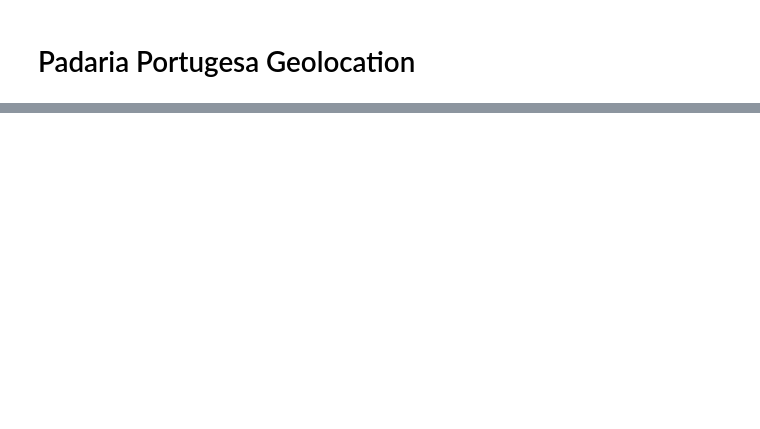
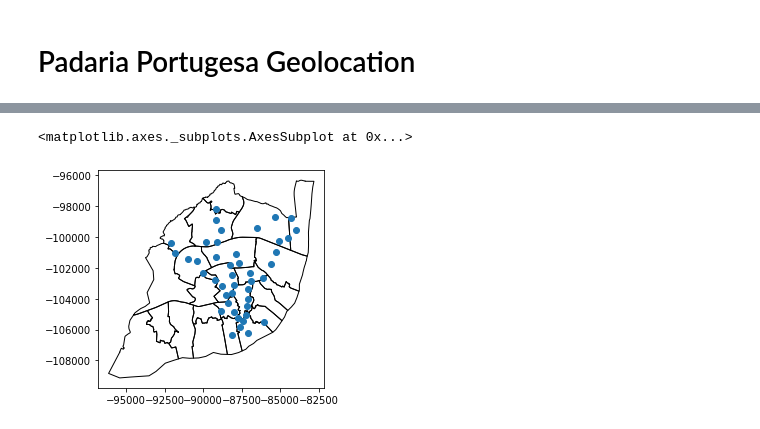
Before and after one commit to ricardozacarias/padarias, a Jupyter notebook: padarias.ipynb, the cells around one changed output, grey strips where cells are left out. Drawn from its saved outputs; the diff is of its cells as text; code cells hidden in the pictures; blank space fills up the shorter version.

```diff
--- a/padarias.ipynb
+++ b/padarias.ipynb
@@ -60,0 +182,6 @@ plt.savefig('figures/area_difference.png', dpi=100)
+# %%
+base = freguesias.plot(facecolor='none', edgecolor='k')
+metro_raw.plot(ax=base)
+# %% [output]
+<matplotlib.axes._subplots.AxesSubplot at 0x...>
+[figure, added]
```
Also changed, not shown: parts of 30 cells of this notebook, 4 other files.
